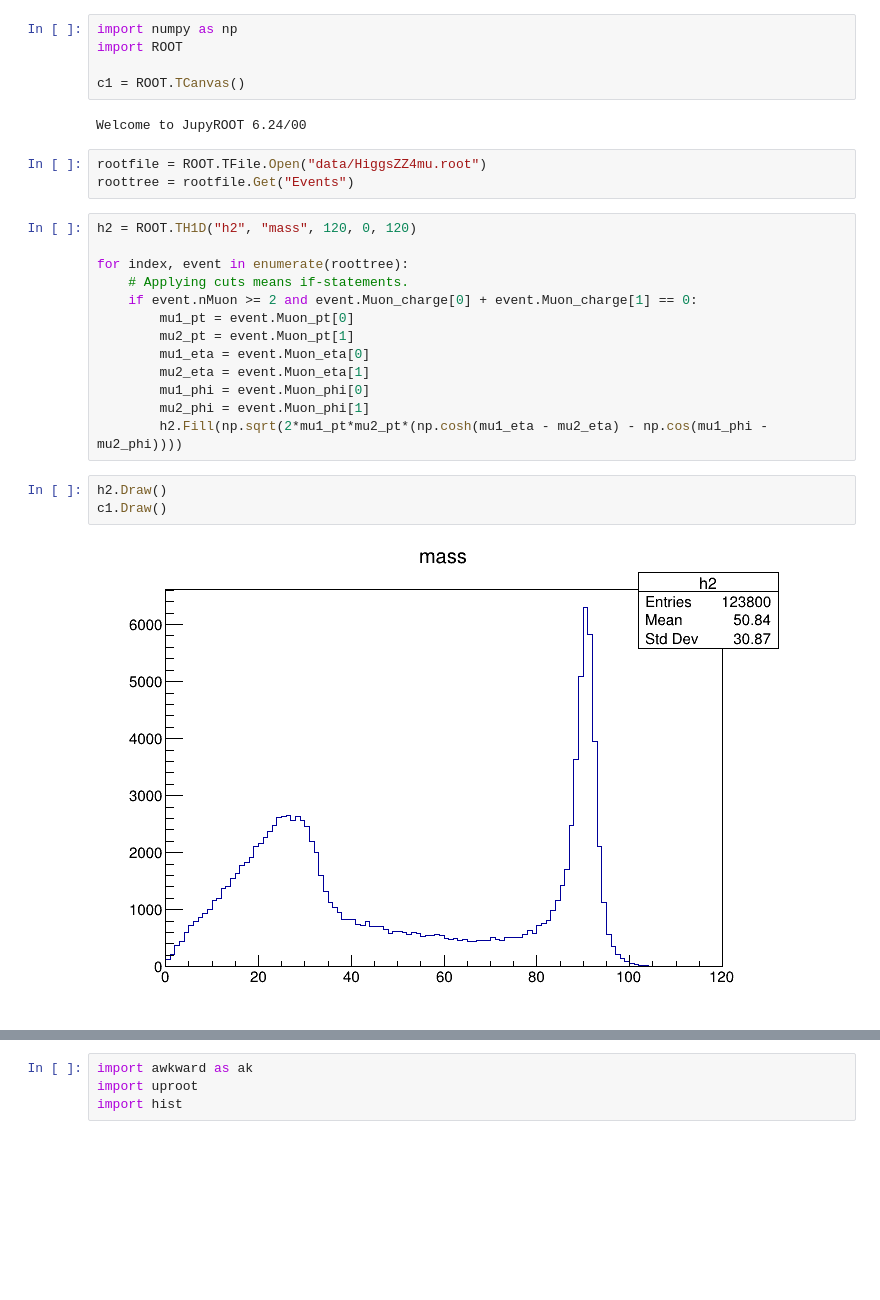
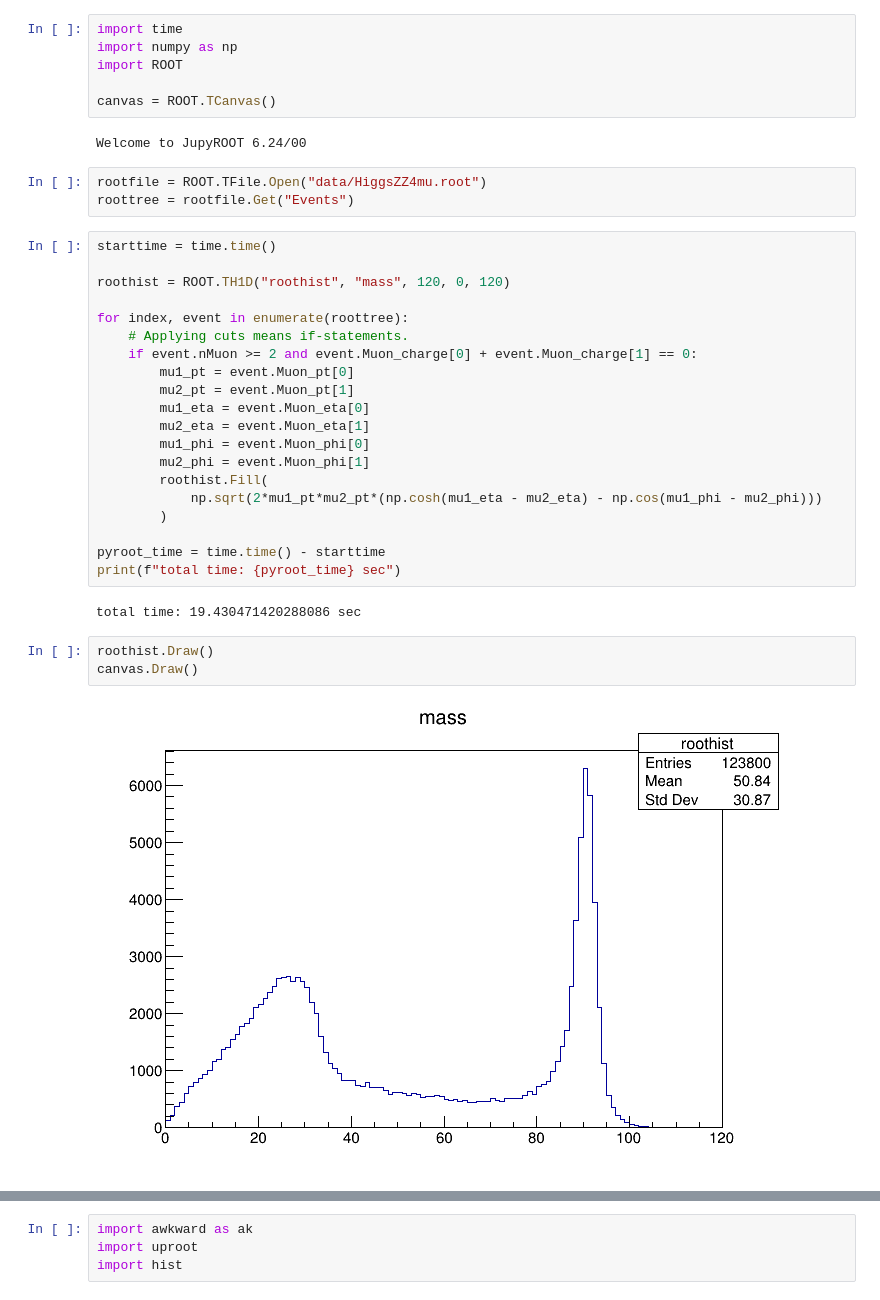
Before and after one commit to jpivarski-talks/2021-07-06-pyhep-uproot-awkward-tutorial, a Jupyter notebook: uproot-awkward-tutorial.ipynb, the cells around one changed output, grey strips where cells are left out. Drawn from its saved outputs; the diff is of its cells as text; blank space fills up the shorter version.

```diff
--- a/uproot-awkward-tutorial.ipynb
+++ b/uproot-awkward-tutorial.ipynb
@@ -1,28 +1,38 @@
 # %%
+import time
 import numpy as np
 import ROOT
 
-c1 = ROOT.TCanvas()
+canvas = ROOT.TCanvas()
 # %% [output]
 Welcome to JupyROOT 6.24/00
-# %%
-rootfile = ROOT.TFile.Open("data/HiggsZZ4mu.root")
-roottree = rootfile.Get("Events")
-# %%
-h2 = ROOT.TH1D("h2", "mass", 120, 0, 120)
-
-for index, event in enumerate(roottree):
-    # Applying cuts means if-statements.
-    if event.nMuon >= 2 and event.Muon_charge[0] + event.Muon_charge[1] == 0:
-        mu1_pt = event.Muon_pt[0]
-        mu2_pt = event.Muon_pt[1]
-        mu1_eta = event.Muon_eta[0]
-        mu2_eta = event.Muon_eta[1]
-        mu1_phi = event.Muon_phi[0]
-        mu2_phi = event.Muon_phi[1]
-        h2.Fill(np.sqrt(2*mu1_pt*mu2_pt*(np.cosh(mu1_eta - mu2_eta) - np.cos(mu1_phi - mu2_phi))))
+# %%
+rootfile = ROOT.TFile.Open("data/HiggsZZ4mu.root")
+roottree = rootfile.Get("Events")
+# %%
+starttime = time.time()
+
+roothist = ROOT.TH1D("roothist", "mass", 120, 0, 120)
+
+for index, event in enumerate(roottree):
+    # Applying cuts means if-statements.
+    if event.nMuon >= 2 and event.Muon_charge[0] + event.Muon_charge[1] == 0:
+        mu1_pt = event.Muon_pt[0]
+        mu2_pt = event.Muon_pt[1]
+        mu1_eta = event.Muon_eta[0]
+        mu2_eta = event.Muon_eta[1]
+        mu1_phi = event.Muon_phi[0]
+        mu2_phi = event.Muon_phi[1]
+        roothist.Fill(
+            np.sqrt(2*mu1_pt*mu2_pt*(np.cosh(mu1_eta - mu2_eta) - np.cos(mu1_phi - mu2_phi)))
+        )
+
+pyroot_time = time.time() - starttime
+print(f"total time: {pyroot_time} sec")
+# %% [output]
+total time: 19.430471420288086 sec
 # %%
-h2.Draw()
-c1.Draw()
+roothist.Draw()
+canvas.Draw()
 # %% [output]
-[figure, old version]
+[figure, new version]
```
Also changed, not shown: parts of 72 cells of this notebook, 4 other files.
